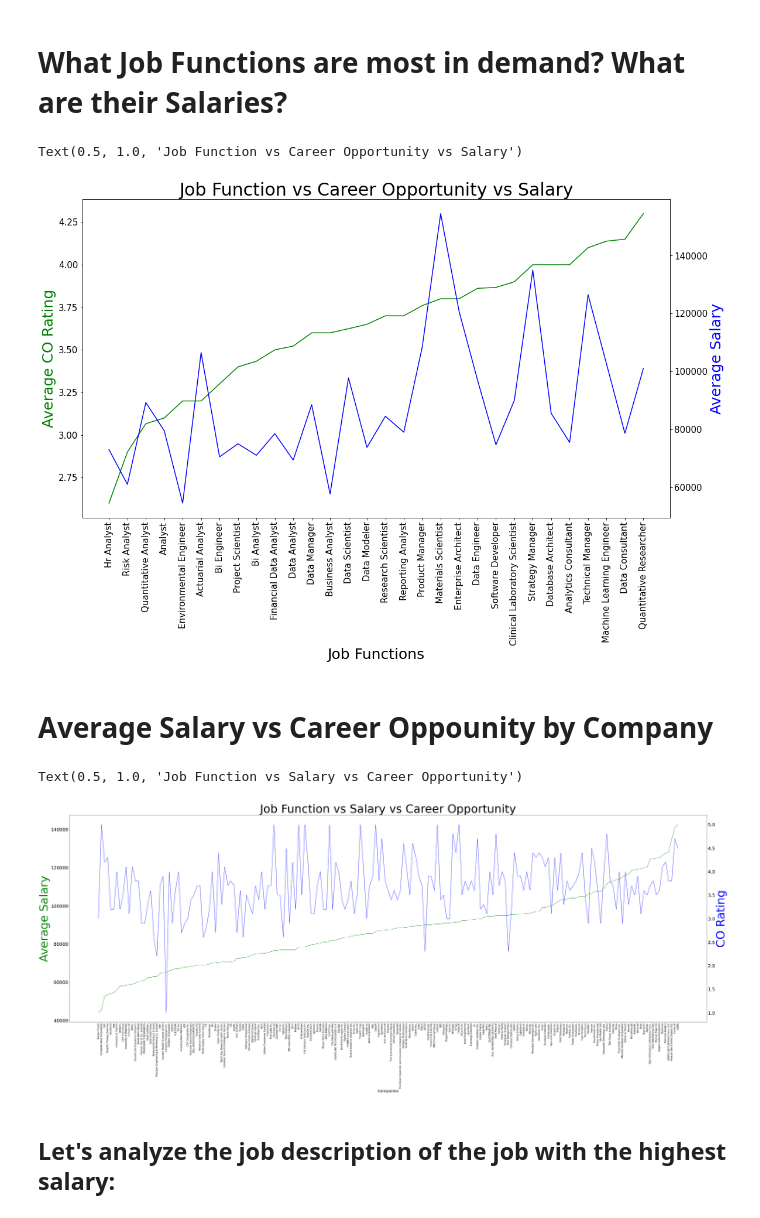
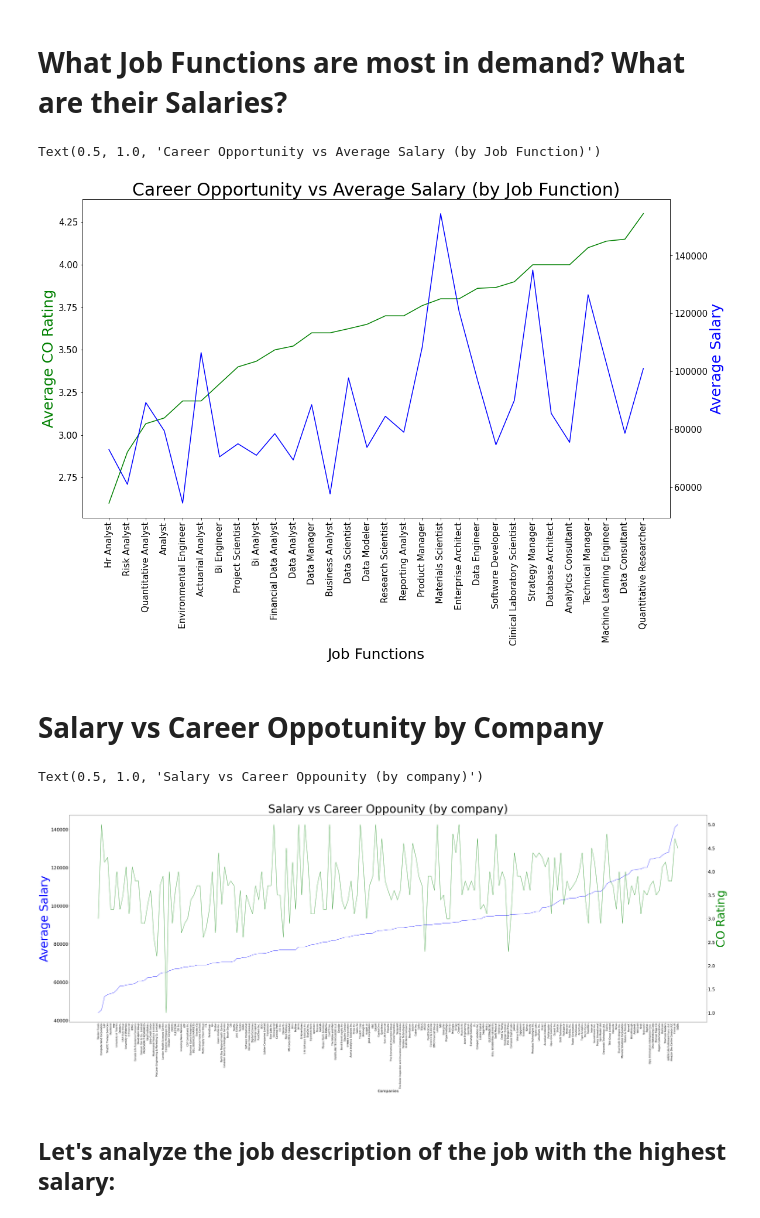
Before and after one commit to rlllam/Glassfloor, a Jupyter notebook: Glassdoor analysis/glassdoor analysis.ipynb, the cells around one changed output. Drawn from its saved outputs; the diff is of its cells as text; code cells hidden in the pictures.

```diff
--- a/Glassdoor analysis/glassdoor analysis.ipynb
+++ b/Glassdoor analysis/glassdoor analysis.ipynb
@@ -218,40 +218,40 @@ ax1.set_xticklabels(job_func, rotation='vertical', size=15)
 ax1.tick_params(axis='y', labelsize=15)
 ax2.tick_params(axis='y', labelsize=15)
 
-plt.title('Job Function vs Career Opportunity vs Salary', size=30)
+plt.title('Career Opportunity vs Salary (by Job Function)', size=30)
 # %% [output]
-Text(0.5, 1.0, 'Job Function vs Career Opportunity vs Salary')
+Text(0.5, 1.0, 'Career Opportunity vs Average Salary (by Job Function)')
-[figure, old version]
+[figure, new version]
 # %% [markdown]
-# Average Salary vs Career Oppounity by Company
+# Salary vs Career Oppotunity by Company
 # %%
 company_group = salary_df.groupby('Company').mean().sort_values('Estimated Salary')
 
 # Drop rows where 'Career Opportunities' is NaN
 company_group = company_group[~company_group['Career Opportunitie'].isna()]
 
 companies = company_group.index
 
 fig, ax1 = plt.subplots(figsize=(75,25))
 
 ax2 = ax1.twinx()
-ax1.plot(companies, company_group['Estimated Salary'], color='g')
+ax1.plot(companies, company_group['Estimated Salary'], color='b')
 # The CO rating of a company is the same as the average CO rating of the company because ratings are unique to a company
-ax2.plot(companies, company_group['Career Opportunitie'], color='b')
+ax2.plot(companies, company_group['Career Opportunitie'], color='g')
 
 ax1.set_xlabel('Companies', size=25)
-ax1.set_ylabel('Average Salary', color='g', size=75)
-ax2.set_ylabel('CO Rating', color='b', size=75)
+ax1.set_ylabel('Average Salary', color='b', size=75)
+ax2.set_ylabel('CO Rating', color='g', size=75)
 
 # Ticks
 ax1.set_xticklabels(companies, rotation='vertical', size=15)
 ax1.tick_params(axis='y', labelsize=30)
 ax2.tick_params(axis='y', labelsize=30)
 
-plt.title('Job Function vs Salary vs Career Opportunity', size=75)
+plt.title('Salary vs Career Oppounity (by Company)', size=75)
 # %% [output]
-Text(0.5, 1.0, 'Job Function vs Salary vs Career Opportunity')
+Text(0.5, 1.0, 'Salary vs Career Oppounity (by company)')
-[figure, old version]
+[figure, new version]
 # %% [markdown]
 ## Let's analyze the job description of the job with the highest salary:
 # %%
```
Also changed, not shown: parts of 2 cells of this notebook.
